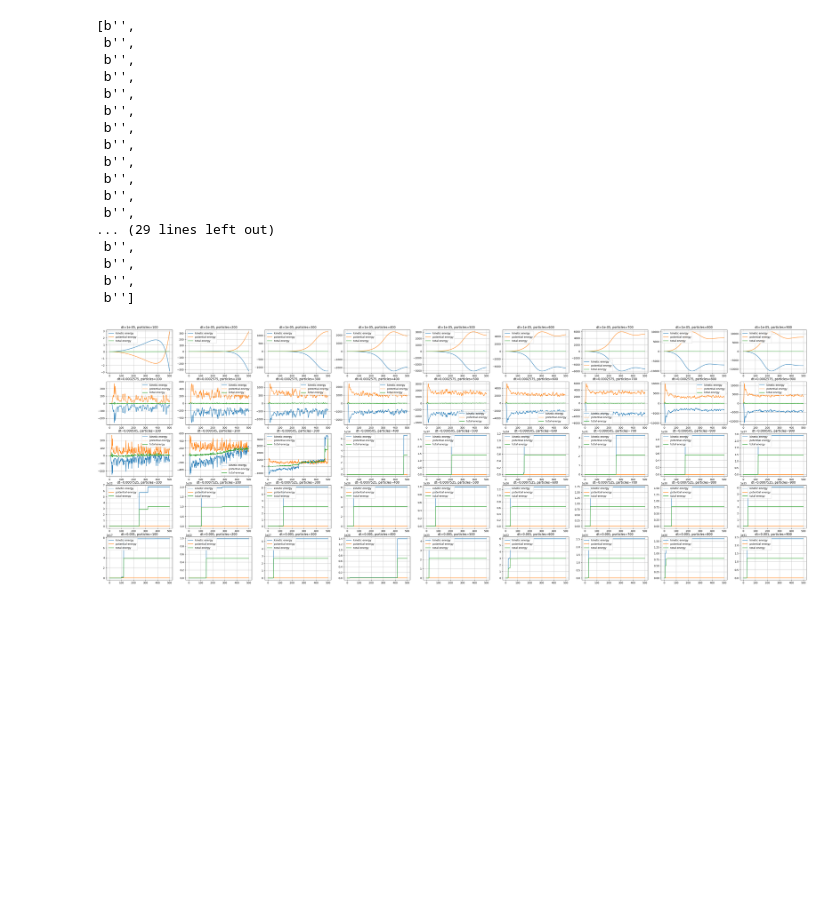
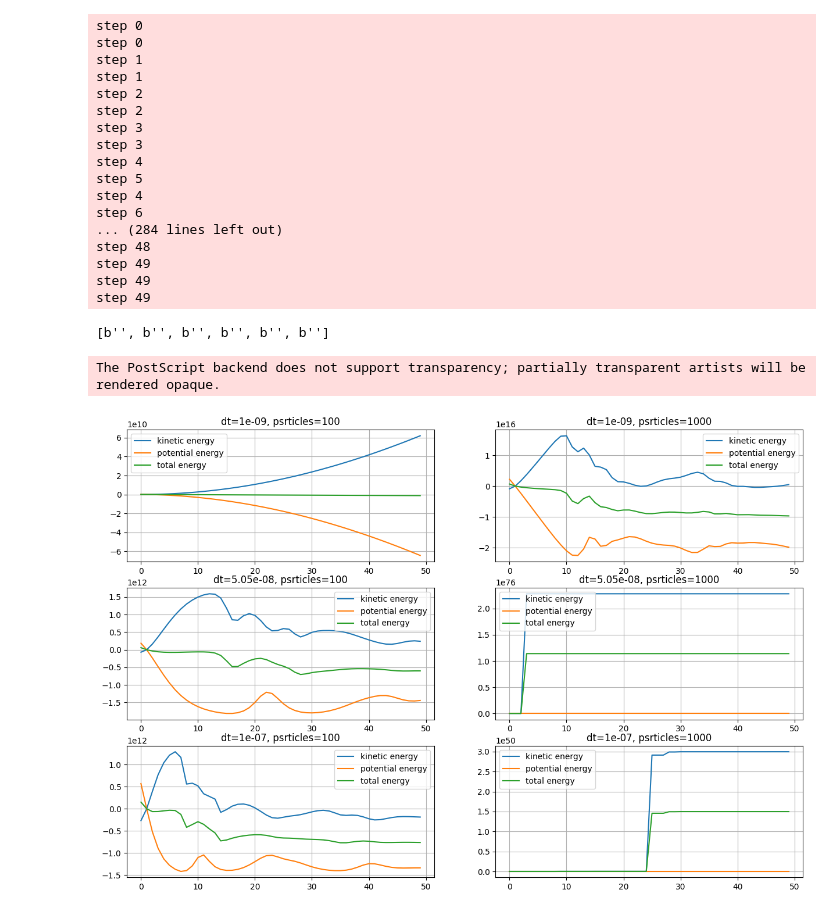
Before and after one commit to GibVZ/Norman, a Jupyter notebook: some_analisis.ipynb, the cells around one changed output. Saved outputs shown, nothing was run; the diff lists cells and outputs as text; code cells hidden in the pictures; blank space fills up the shorter version.

```diff
--- a/some_analisis.ipynb
+++ b/some_analisis.ipynb
@@ -94,14 +75,14 @@ import numpy as np
 import os
 ##                         path to app,                      out file name,    dt,   particles, iterations
 
-dts = np.linspace(1e-5, 1e-3, 5)
-particles = list(range(100, 1000, 100))
+dts = np.linspace(1e-9, 1e-7, 3)
+particles = list(map(int, np.linspace(100, 1000, 2)))
 
-steps = 500
+steps = 50
 
 argss = []
 outputs = []
-prog_path = './simulator/euler_noodle/main.out'
+prog_path = './simulator/main.out'
 outputs_path = f'outputs{steps}'
 
 if not outputs_path in os.listdir():
@@ -117,48 +98,50 @@ test(argss, 4)
 # while proc.
 # create_g(plt, 'euler.txt')
 # %% [output]
-[b'',
- b'',
- b'',
- b'',
- b'',
- b'',
- b'',
- b'',
- b'',
- b'',
- b'',
- b'',
-... (29 lines left out)
- b'',
- b'',
- b'',
- b'']
+step 0
+step 0
+step 1
+step 1
+step 2
+step 2
+step 3
+step 3
+step 4
+step 5
+step 4
+step 6
+... (284 lines left out)
+step 48
+step 49
+step 49
+step 49
+[b'', b'', b'', b'', b'', b'']
 # %%
 from matplotlib import pyplot as plt
 
-fig, axs = plt.subplots(len(dts), len(particles), figsize=(10*len(dts), 2*len(particles)))
+fig, axs = plt.subplots(len(dts), len(particles), figsize=(5*len(dts), 5*len(particles)))
 # outputs_path = './outputs/'
 for dti, dt in enumerate(dts):
     for pi, ps in enumerate(particles):
         create_g(axs[dti, pi], outputs_path + f'/euler{dt}_{ps}.txt', title='')
         axs[dti, pi].set_title(f'dt={dt}, psrticles={ps}')
 
 # axs[0].plot(np.log(x), mean_time)
 # #axs[0].title = f'{workers} workers'
 # axs[0].set_xlabel('log(N), N - array lenght')
 # axs[0].set_ylabel('t, mean time, nanoseconds')
 # axs[0].grid()
 # # axs[0].savefig(f'bin{len(x)}points{workers}workers_log.jpg', dpi = 1000)
 
 # axs[1].plot(x, mean_time)
 # # axs[1].title = f'{workers} workers'
 # axs[1].set_xlabel('N, array lenght')
 # axs[1].set_ylabel('t, mean time, nanoseconds')
 # axs[1].grid()
 # # fig.savefig(f'bin{len(x)}points{workers}workers.jpg', dpi = 1000)
 
-plt.savefig(f'big_plot{steps}.png', dpi = 400)
+plt.savefig(f'big_plot{steps}(periodical).eps', format='eps')
 # plt.plot(x[:-4], times)
 # %% [output]
+The PostScript backend does not support transparency; partially transparent artists will be rendered opaque.
-[figure, old version]
+[figure, new version]
```
Also changed, not shown: parts of 2 cells of this notebook, 2 other files.
